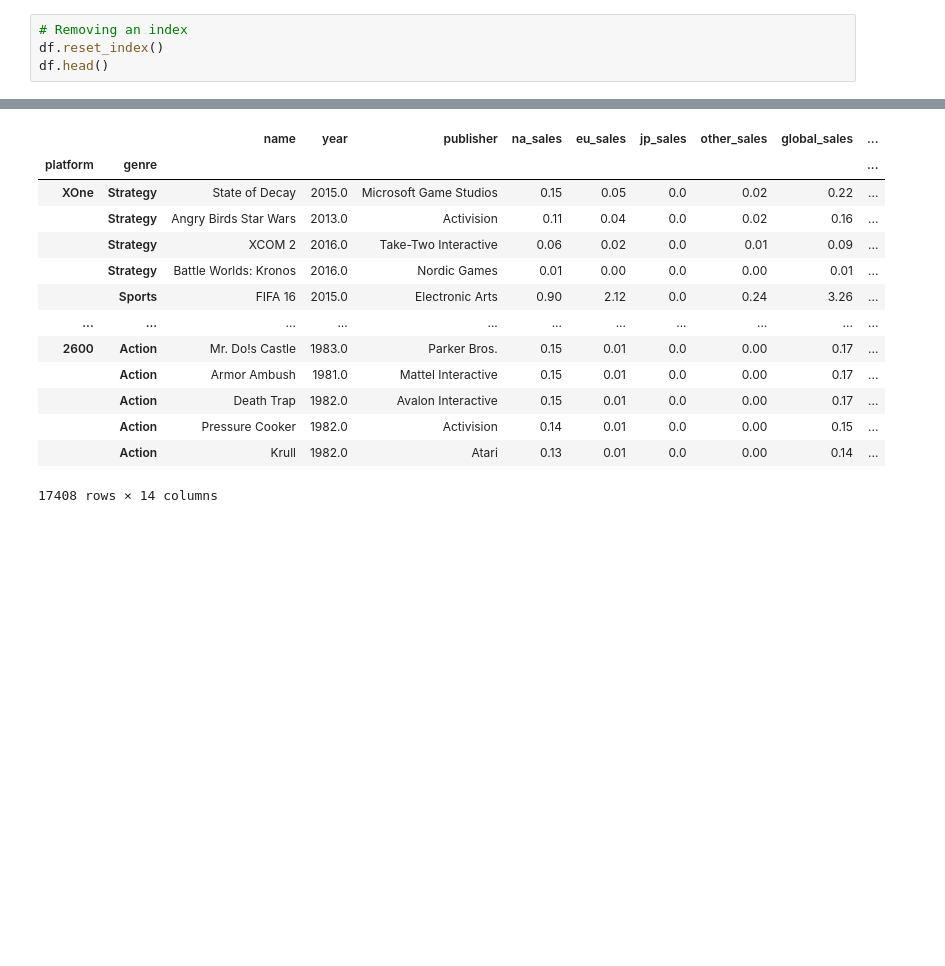
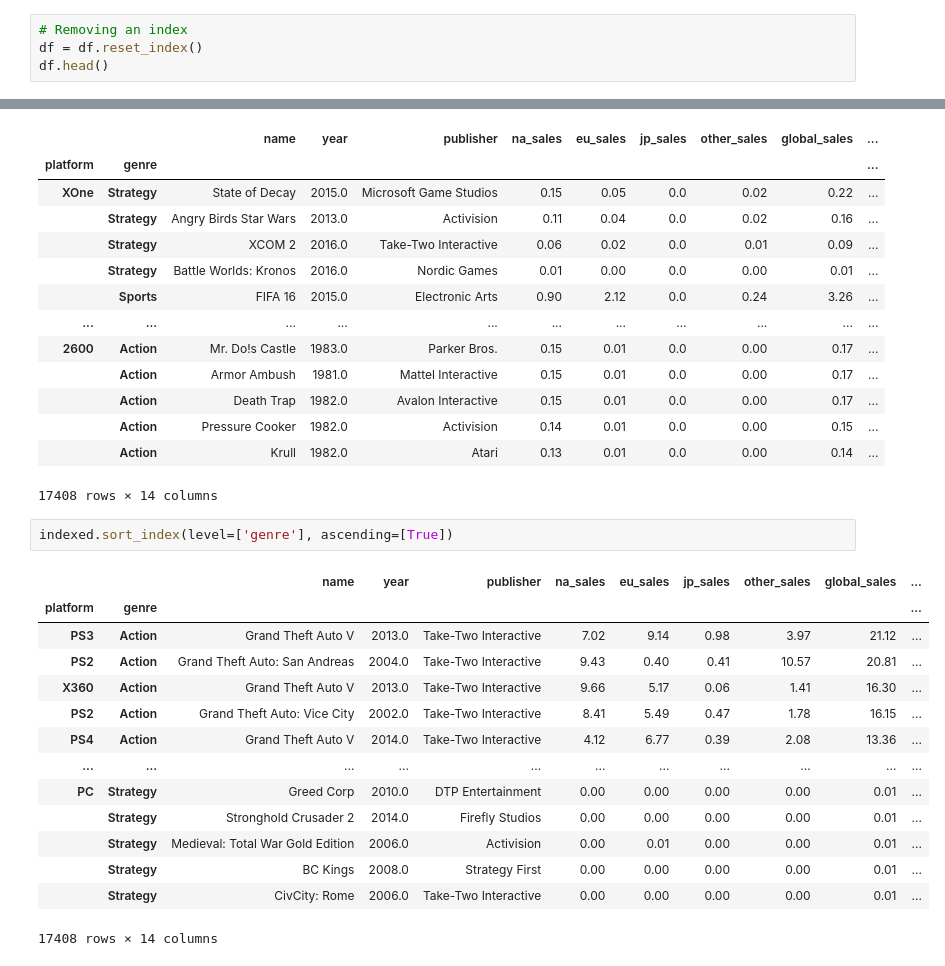
Before and after one commit to ramesaliyev/hello-pandas, a Jupyter notebook: 08- Explicit Indexes.ipynb, the cells around one changed output, grey strips where cells are left out. Saved outputs shown, nothing was run; the diff lists cells and outputs as text; blank space fills up the shorter version.

```diff
--- a/08- Explicit Indexes.ipynb
+++ b/08- Explicit Indexes.ipynb
@@ -38,7 +38,7 @@ df.head()
 | Pokemon Red/Pokemon Blue | G | 1996.0 | Role-Playing | Nintendo | 11.27 | 8.89 | 10.22 | 1.00 | 31.37 | ... |
 # %%
 # Removing an index
-df.reset_index()
+df = df.reset_index()
 df.head()
 # %% [output]
 |  | name | platform | year | genre | publisher | na_sales | eu_sales | jp_sales | other_sales | ... |
@@ -197,3 +197,20 @@ indexed.sort_index(level=['platform', 'genre'], ascending=[False, False])
 |  | Action | Pressure Cooker | 1982.0 | Activision | 0.14 | 0.01 | 0.0 | 0.00 | 0.15 | ... |
 |  | Action | Krull | 1982.0 | Atari | 0.13 | 0.01 | 0.0 | 0.00 | 0.14 | ... |
 17408 rows × 14 columns
+# %%
+indexed.sort_index(level=['genre'], ascending=[True])
+# %% [output]
+|  |  | name | year | publisher | na_sales | eu_sales | jp_sales | other_sales | global_sales | ... |
+| platform | genre |  |  |  |  |  |  |  |  | ... |
+| PS3 | Action | Grand Theft Auto V | 2013.0 | Take-Two Interactive | 7.02 | 9.14 | 0.98 | 3.97 | 21.12 | ... |
+| PS2 | Action | Grand Theft Auto: San Andreas | 2004.0 | Take-Two Interactive | 9.43 | 0.40 | 0.41 | 10.57 | 20.81 | ... |
+| X360 | Action | Grand Theft Auto V | 2013.0 | Take-Two Interactive | 9.66 | 5.17 | 0.06 | 1.41 | 16.30 | ... |
+| PS2 | Action | Grand Theft Auto: Vice City | 2002.0 | Take-Two Interactive | 8.41 | 5.49 | 0.47 | 1.78 | 16.15 | ... |
+| PS4 | Action | Grand Theft Auto V | 2014.0 | Take-Two Interactive | 4.12 | 6.77 | 0.39 | 2.08 | 13.36 | ... |
+| ... | ... | ... | ... | ... | ... | ... | ... | ... | ... | ... |
+| PC | Strategy | Greed Corp | 2010.0 | DTP Entertainment | 0.00 | 0.00 | 0.00 | 0.00 | 0.01 | ... |
+|  | Strategy | Stronghold Crusader 2 | 2014.0 | Firefly Studios | 0.00 | 0.00 | 0.00 | 0.00 | 0.01 | ... |
+|  | Strategy | Medieval: Total War Gold Edition | 2006.0 | Activision | 0.00 | 0.01 | 0.00 | 0.00 | 0.01 | ... |
+|  | Strategy | BC Kings | 2008.0 | Strategy First | 0.00 | 0.00 | 0.00 | 0.00 | 0.01 | ... |
+|  | Strategy | CivCity: Rome | 2006.0 | Take-Two Interactive | 0.00 | 0.00 | 0.00 | 0.00 | 0.01 | ... |
+17408 rows × 14 columns
```
Also changed, not shown: 2 other files.
